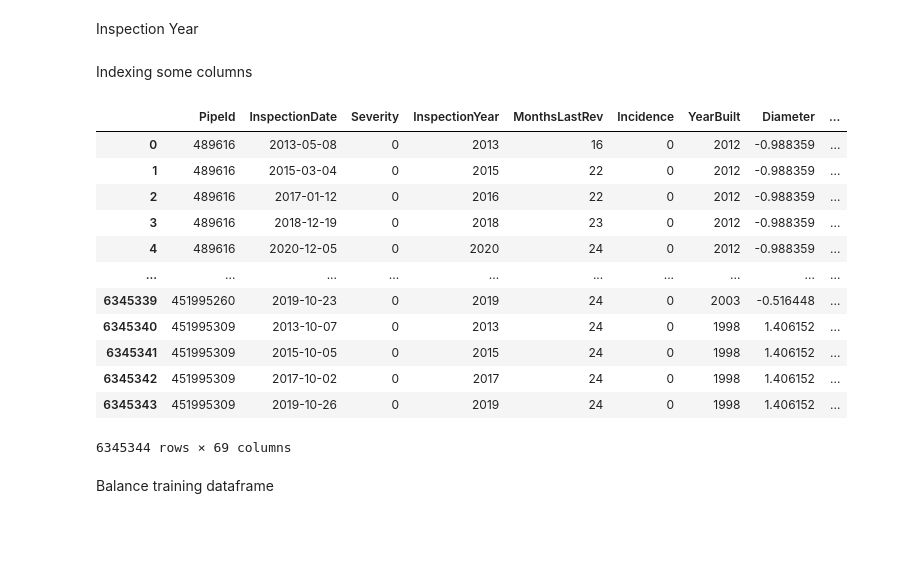
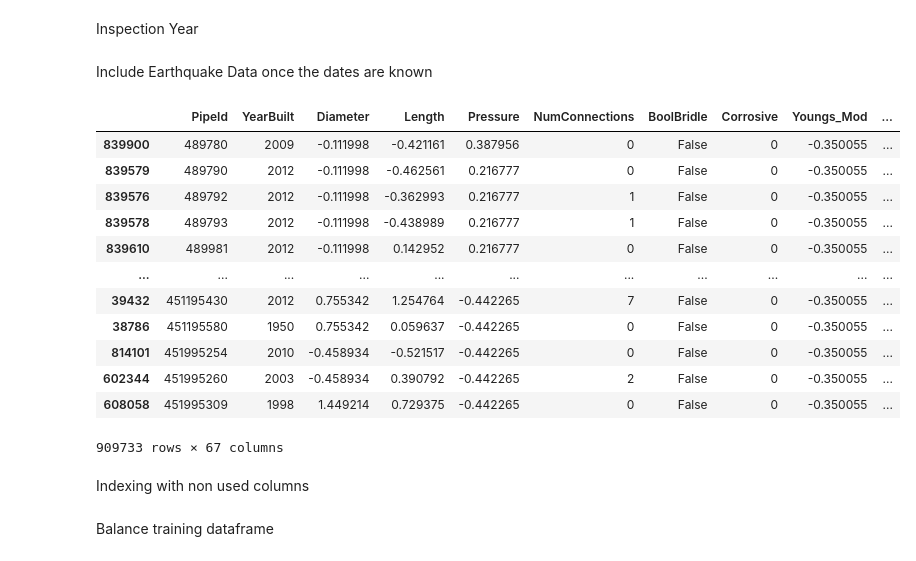
Before and after one commit to AsanDopollosie/Model, a Jupyter notebook: Model.ipynb, the cells around one changed output. Saved outputs shown, nothing was run; the diff lists cells and outputs as text; code cells hidden in the pictures; blank space fills up the shorter version.

```diff
--- a/Model.ipynb
+++ b/Model.ipynb
@@ -735,24 +765,39 @@ pred_X['Age'] = age_list
 Inspection Year
 # %%
 pred_X['InspectionYear'] = pred_X['InspectionDate'].dt.year
+# %% [markdown]
+Include Earthquake Data once the dates are known
+# %%
+# Adding Province temporal column
+pred_X = pd.merge(pred_X.sort_values(by='PipeId'),provinces.sort_values(by='PipeId'),how='left',on='PipeId')
+pred_X = pd.merge_asof(pred_X.sort_values(by='InspectionDate'),df_seism.sort_values(by='Fecha')
+            ,left_on=['InspectionDate'],right_on=['Fecha'],by='Province')
+
+# Dropping the extra variables
+pred_X = pred_X.drop(['Fecha','Year','Seism'],axis=1)
+pred_X = pred_X.sort_values(['PipeId','InspectionDate'])
+
+# Change them to Integer
+# Fill the empty values with the ones from the previous inspection
+pred_X = pred_X.fillna(method='ffill')
+pred_X['AcumSeism'] = pred_X['AcumSeism'].astype(int)
+pred_X
+# %% [output]
+|  | PipeId | YearBuilt | Diameter | Length | Pressure | NumConnections | BoolBridle | Corrosive | Youngs_Mod | ... |
+| 839900 | 489780 | 2009 | -0.111998 | -0.421161 | 0.387956 | 0 | False | 0 | -0.350055 | ... |
+| 839579 | 489790 | 2012 | -0.111998 | -0.462561 | 0.216777 | 0 | False | 0 | -0.350055 | ... |
+| 839576 | 489792 | 2012 | -0.111998 | -0.362993 | 0.216777 | 1 | False | 0 | -0.350055 | ... |
+| 839578 | 489793 | 2012 | -0.111998 | -0.438989 | 0.216777 | 1 | False | 0 | -0.350055 | ... |
+| 839610 | 489981 | 2012 | -0.111998 | 0.142952 | 0.216777 | 0 | False | 0 | -0.350055 | ... |
+| ... | ... | ... | ... | ... | ... | ... | ... | ... | ... | ... |
+| 39432 | 451195430 | 2012 | 0.755342 | 1.254764 | -0.442265 | 7 | False | 0 | -0.350055 | ... |
+| 38786 | 451195580 | 1950 | 0.755342 | 0.059637 | -0.442265 | 0 | False | 0 | -0.350055 | ... |
+| 814101 | 451995254 | 2010 | -0.458934 | -0.521517 | -0.442265 | 0 | False | 0 | -0.350055 | ... |
+| 602344 | 451995260 | 2003 | -0.458934 | 0.390792 | -0.442265 | 2 | False | 0 | -0.350055 | ... |
+| 608058 | 451995309 | 1998 | 1.449214 | 0.729375 | -0.442265 | 0 | False | 0 | -0.350055 | ... |
+909733 rows × 67 columns
 # %% [markdown]
-Indexing some columns
+Indexing with non used columns
-# %%
-df
-# %% [output]
-|  | PipeId | InspectionDate | Severity | InspectionYear | MonthsLastRev | Incidence | YearBuilt | Diameter | ... |
-| 0 | 489616 | 2013-05-08 | 0 | 2013 | 16 | 0 | 2012 | -0.988359 | ... |
-| 1 | 489616 | 2015-03-04 | 0 | 2015 | 22 | 0 | 2012 | -0.988359 | ... |
-| 2 | 489616 | 2017-01-12 | 0 | 2016 | 22 | 0 | 2012 | -0.988359 | ... |
-| 3 | 489616 | 2018-12-19 | 0 | 2018 | 23 | 0 | 2012 | -0.988359 | ... |
-| 4 | 489616 | 2020-12-05 | 0 | 2020 | 24 | 0 | 2012 | -0.988359 | ... |
-| ... | ... | ... | ... | ... | ... | ... | ... | ... | ... |
-| 6345339 | 451995260 | 2019-10-23 | 0 | 2019 | 24 | 0 | 2003 | -0.516448 | ... |
-| 6345340 | 451995309 | 2013-10-07 | 0 | 2013 | 24 | 0 | 1998 | 1.406152 | ... |
-| 6345341 | 451995309 | 2015-10-05 | 0 | 2015 | 24 | 0 | 1998 | 1.406152 | ... |
-| 6345342 | 451995309 | 2017-10-02 | 0 | 2017 | 24 | 0 | 1998 | 1.406152 | ... |
-| 6345343 | 451995309 | 2019-10-26 | 0 | 2019 | 24 | 0 | 1998 | 1.406152 | ... |
-6345344 rows × 69 columns
 # %%
 df = df.set_index(['PipeId', 'InspectionDate','Severity'])
 pred_X = pred_X.set_index(['PipeId', 'InspectionDate'])
```
Also changed, not shown: parts of 31 cells of this notebook, 1 other file.
